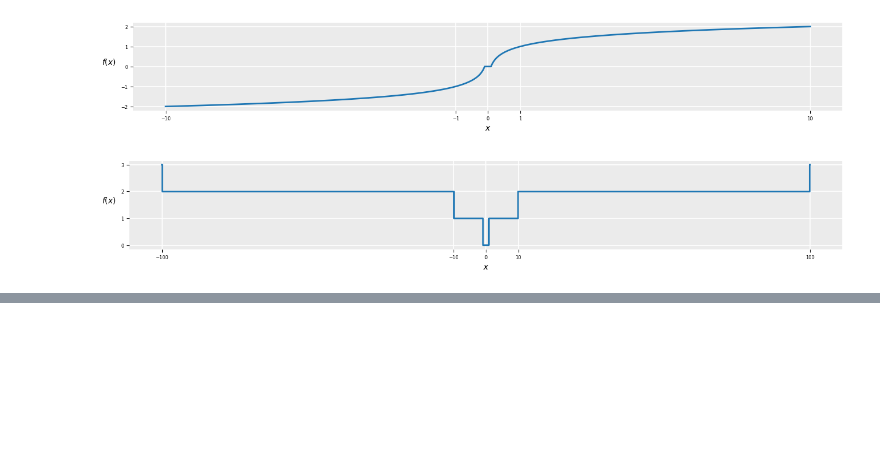
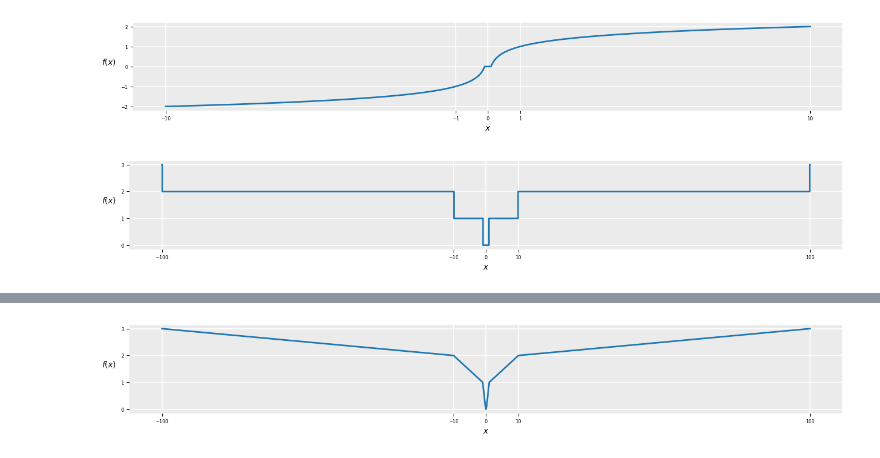
Before and after one commit to estripling/onekit, a Jupyter notebook: docs/source/mathkit.ipynb, the cells around one changed output, grey strips where cells are left out. Cells and saved outputs as stored; diff of their text form; code cells hidden in the pictures; blank space fills up the shorter version.

```diff
--- a/docs/source/mathkit.ipynb
+++ b/docs/source/mathkit.ipynb
@@ -112,0 +148,9 @@ plot_digitscale(
+# %%
+plot_digitscale(
+    func=mk.digitscale(kind="linear"),
+    bounds=[(-100, 100)],
+    xticks=[-100, -10, 0, 10, 100],
+    yticks=[0, 1, 2, 3],
+)
+# %% [output]
+[figure, added]
```
Also changed, not shown: parts of 3 cells of this notebook, 6 other files.
